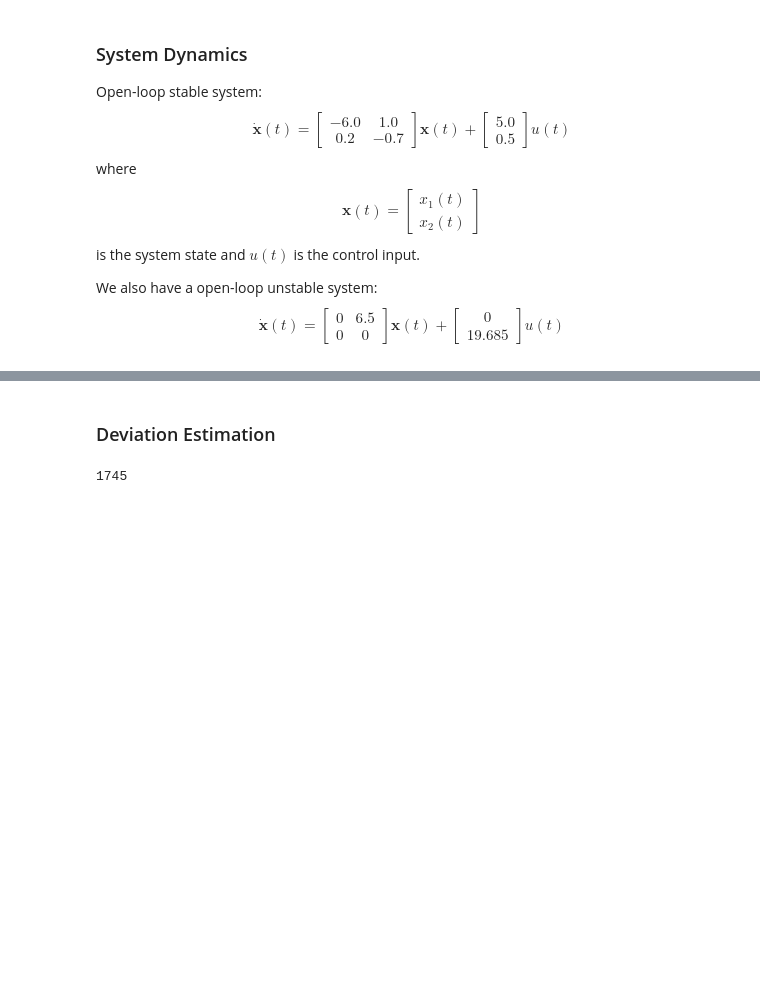
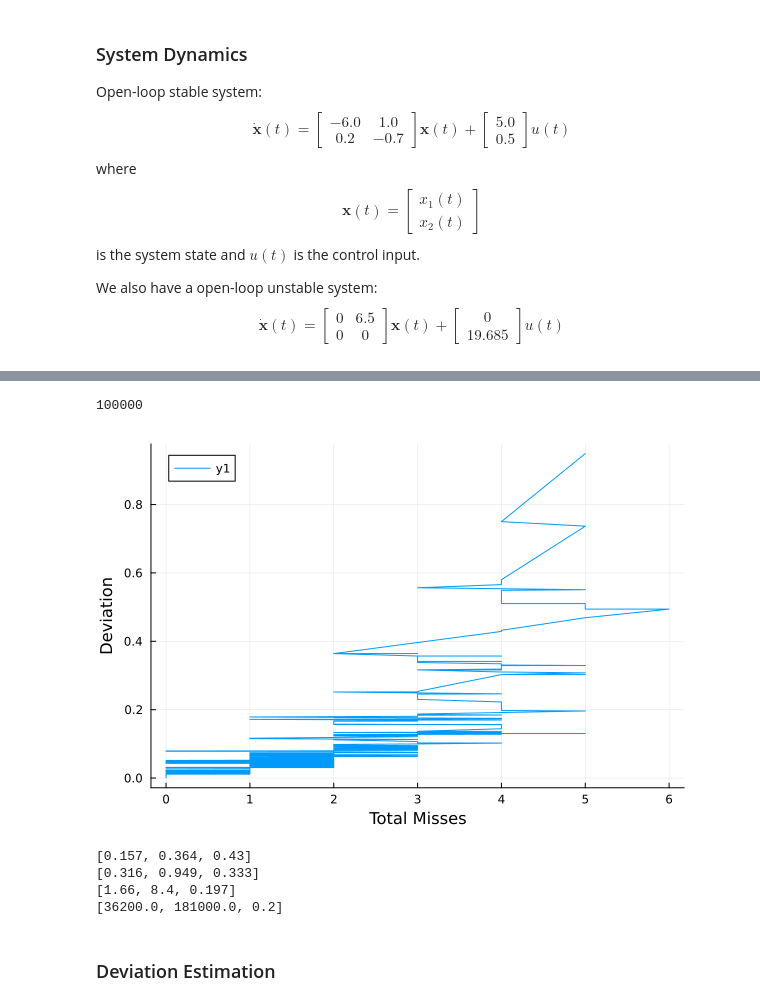
Before and after one commit to shengjiex98/pwcet-safety, a Jupyter notebook: src/main.ipynb, the cells around one changed output, grey strips where cells are left out. Drawn from its saved outputs; the diff is of its cells as text; code cells hidden in the pictures; blank space fills up the shorter version.

```diff
--- a/src/main.ipynb
+++ b/src/main.ipynb
@@ -144,0 +166,13 @@ $$
+# %%
+# Setting parameters for the experiment
+H = 100
+c = 0.99
+B = 4.15e5
+h = 0.02
+sys = benchmarks[:F1T]
+x0 = 1.
+u0 = 0.
+z0 = [fill(x0, size(sys.A, 1)); u0]
+
+# Construct an automaton with no constraint
+a = hold_kill(c2d(sys, h), delay_lqr(sys, h))
@@ -144,0 +183,5 @@ $$
+# %%
+n = 100000
+res99 = sim(a, z0, 0.99, n)
+res90 = sim(a, z0, 0.90, n)
+res50 = sim(a, z0, 0.50, n)
@@ -145,9 +253,41 @@ $$
+# %%
+res = res90
+devs = map(x -> x[2], res)
+σs = map(x -> x[1], res)
+σs3 = map(x -> x[1:3], σs)
+σs5 = map(x -> x[1:5], σs)
+σs7 = map(x -> x[1:7], σs)
+σsx = map(x -> x[1:10], σs)
+σx = σs7
+p1 = plot(devs, (1:length(res)) ./ length(res),
+    xlabel="Deviation", ylabel="Probability", label="cdf", title="p=0.10")
+p2 = plot(missrow.(σx), devs,
+    ylabel="Deviation", xlabel="Consecutive Misses", label="p=0.9")
+p3 = plot(misstotal.(σx), devs,
+    ylabel="Deviation", xlabel="Total Misses")
+p4 = plot(missfirst.(σs), devs,
+    ylabel="Deviation", xlabel="First Miss")
+for c in [0.99]
+    dev = devs[round(Int64, length(res)*c)]
+    scatter!(p1, [dev], [c], label="99th quantile = $(round(dev, sigdigits=3))")
+end
+println(length(res))
+savefig(p2, "cv_cm_7.pdf")
+savefig(p3, "cv_tm_7.pdf")
+display(p3)
+# %% [output]
+100000
+[figure, added]
+# %%
+for res in [res99, res90, res50, res10]
+    devs = map(x -> x[2], res)
+    dev = devs[round(Int64, length(res)*0.99)]
+    println(round.([dev, devs[end], dev/devs[end]], sigdigits=3))
+end
+# %% [output]
+[0.157, 0.364, 0.43]
+[0.316, 0.949, 0.333]
+[1.66, 8.4, 0.197]
+[36200.0, 181000.0, 0.2]
 # %% [markdown]
 ### Deviation Estimation
-# %%
-# Setting parameters for the experiment
-H = 100
-c = 0.99
-B = 4.15e5
-# %% [output]
-1745
```
Also changed, not shown: parts of 33 cells of this notebook, 18 other files.
